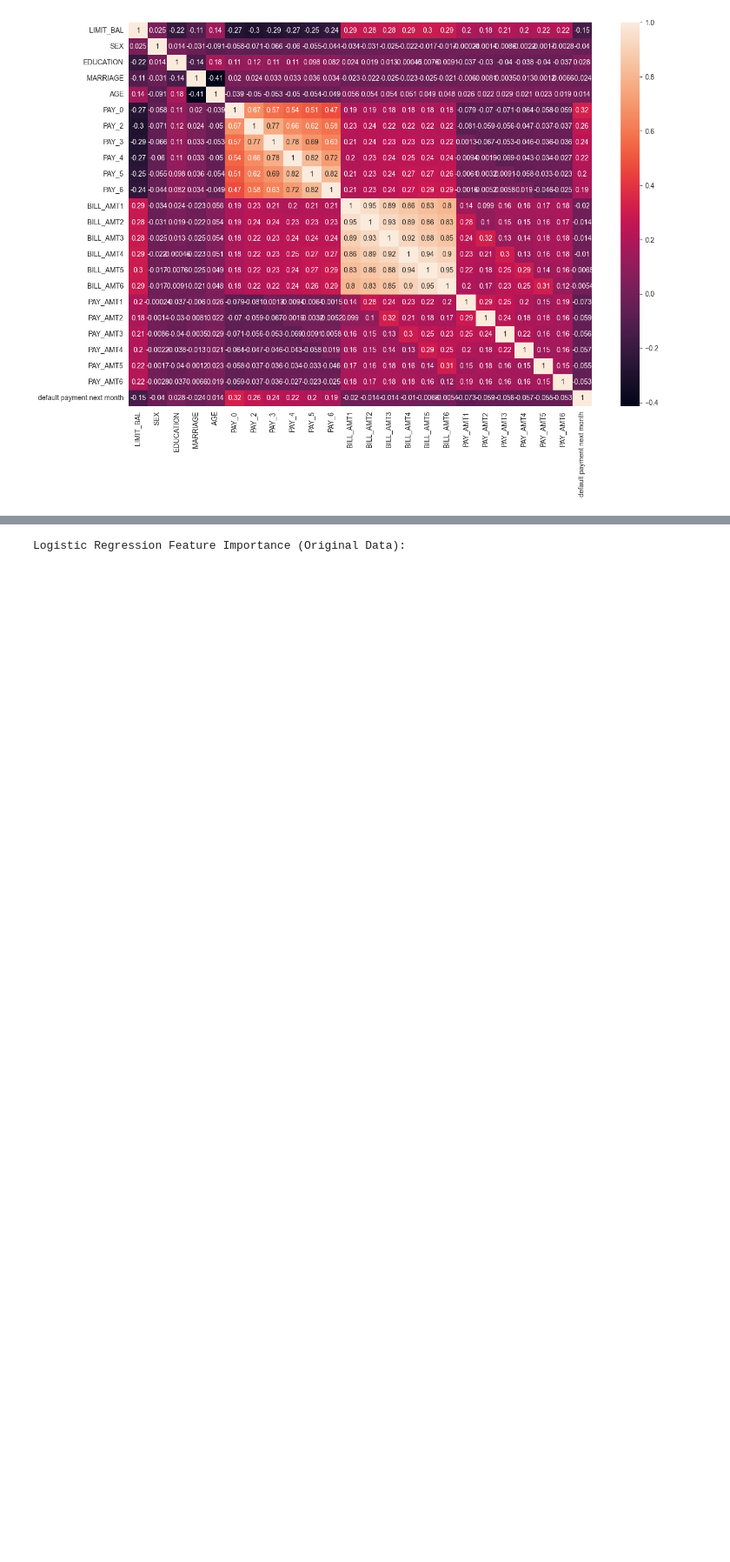
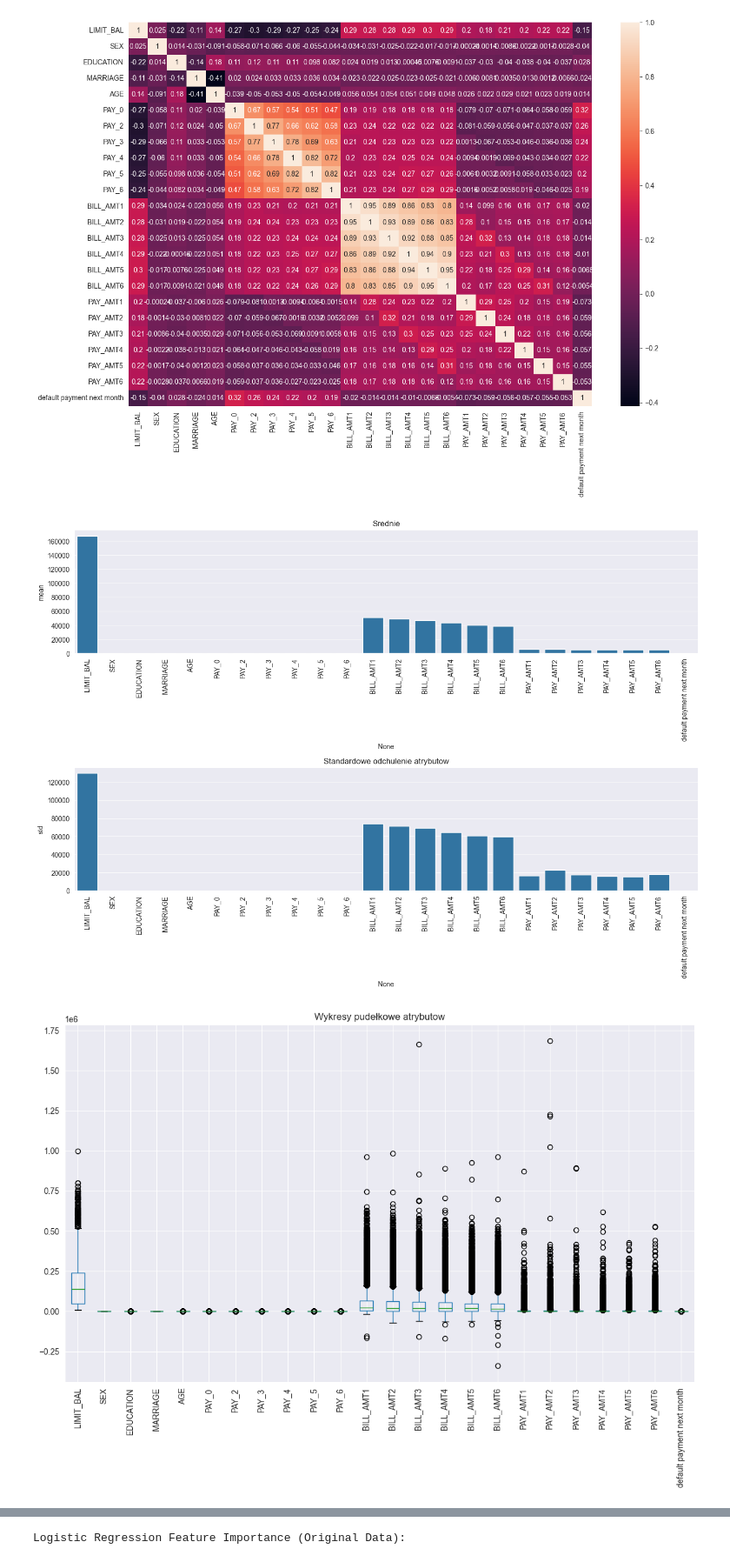
Before and after one commit to KotKaro/TaiwanCardFraudPrediction, a Jupyter notebook: ADD.ipynb, the cells around one changed output, grey strips where cells are left out. Shown at 87% size. Saved outputs shown, nothing was run; the diff lists cells and outputs as text; code cells hidden in the pictures; blank space fills up the shorter version.

```diff
--- a/ADD.ipynb
+++ b/ADD.ipynb
@@ -19,3 +19,42 @@ sns.heatmap(data.corr(), annot=True)
 plt.show()
 # %% [output]
 [figure]
+# %%
+summary_stats = data.describe()
+
+def plot_boxplots(df):
+    plt.figure(figsize=(14, 8))
+    df.boxplot(rot=90)
+    plt.title('Wykresy pudełkowe atrybutow')
+    plt.show()
+
+
+def plot_summary_statistics(summary_stats):
+    summary_stats_transposed = summary_stats.T
+    fig, axes = plt.subplots(nrows=2, ncols=1, figsize=(14, 10))
+
+    # Bar plot for mean
+    sns.barplot(x=summary_stats_transposed.index, y='mean', data=summary_stats_transposed, ax=axes[0])
+    axes[0].set_title('Srednie')
+    axes[0].set_xticklabels(summary_stats_transposed.index, rotation=90)
+
+    # Bar plot for std
+    sns.barplot(x=summary_stats_transposed.index, y='std', data=summary_stats_transposed, ax=axes[1])
+    axes[1].set_title('Standardowe odchulenie atrybutow')
+    axes[1].set_xticklabels(summary_stats_transposed.index, rotation=90)
+
+    plt.tight_layout()
+    plt.show()
+
+def plot_histograms(df):
+    df.hist(figsize=(14, 14), bins=20, layout=(5, 5))
+    plt.tight_layout()
+    plt.show()
+
+
+plot_summary_statistics(summary_stats)
+plot_boxplots(data)
+plot_histograms(data)
+# %% [output]
+[figure, added]
+[figure, added]
```
Also changed, not shown: parts of 3 cells of this notebook, 2 other files.
